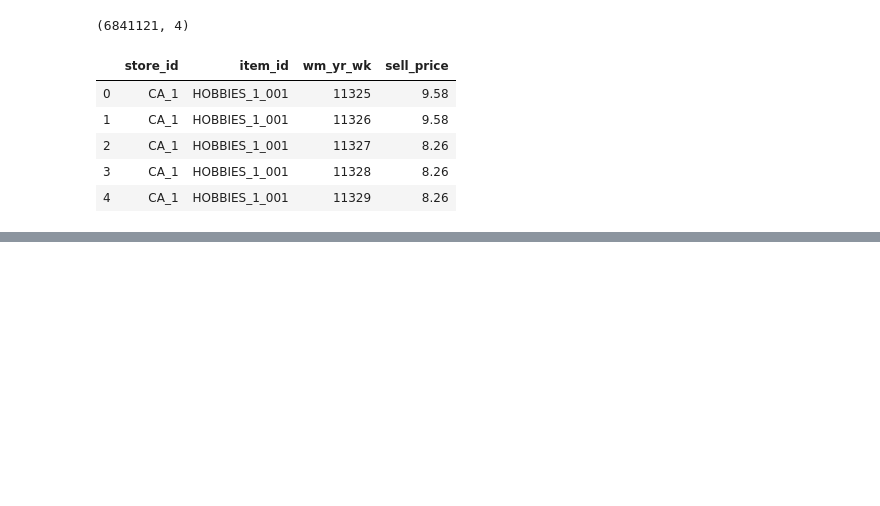
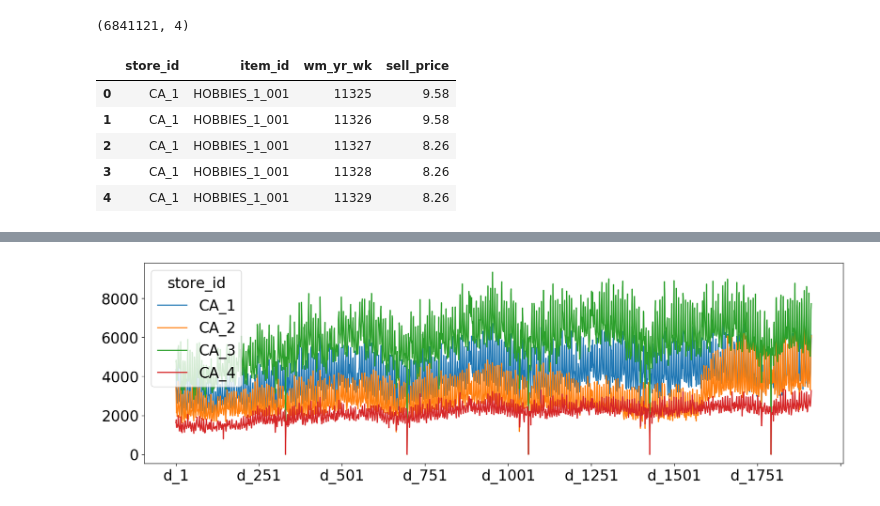
Before and after one commit to TOMMYWHY/158_755DataScience, a Jupyter notebook: project3/M5/notebook/testing.ipynb, the cells around one changed output, grey strips where cells are left out. Saved outputs shown, nothing was run; the diff lists cells and outputs as text; code cells hidden in the pictures; blank space fills up the shorter version.

```diff
--- a/project3/M5/notebook/testing.ipynb
+++ b/project3/M5/notebook/testing.ipynb
@@ -73,0 +180,10 @@ calendar.head()
+# %%
+CA = data[data['state_id'] =='CA']
+TX = data[data['state_id'] =='TX']
+WI = data[data['state_id'] =='WI']
+# %%
+#CA 不同sotre 每日销量 [ 各州 sotre 销量 ]
+CA.groupby("store_id")[series_cols].sum().transpose().plot()
+rcParams['figure.figsize'] = (17,5)
+# %% [output]
+[figure, added]
```
Also changed, not shown: parts of 37 cells of this notebook, 5 other files.
